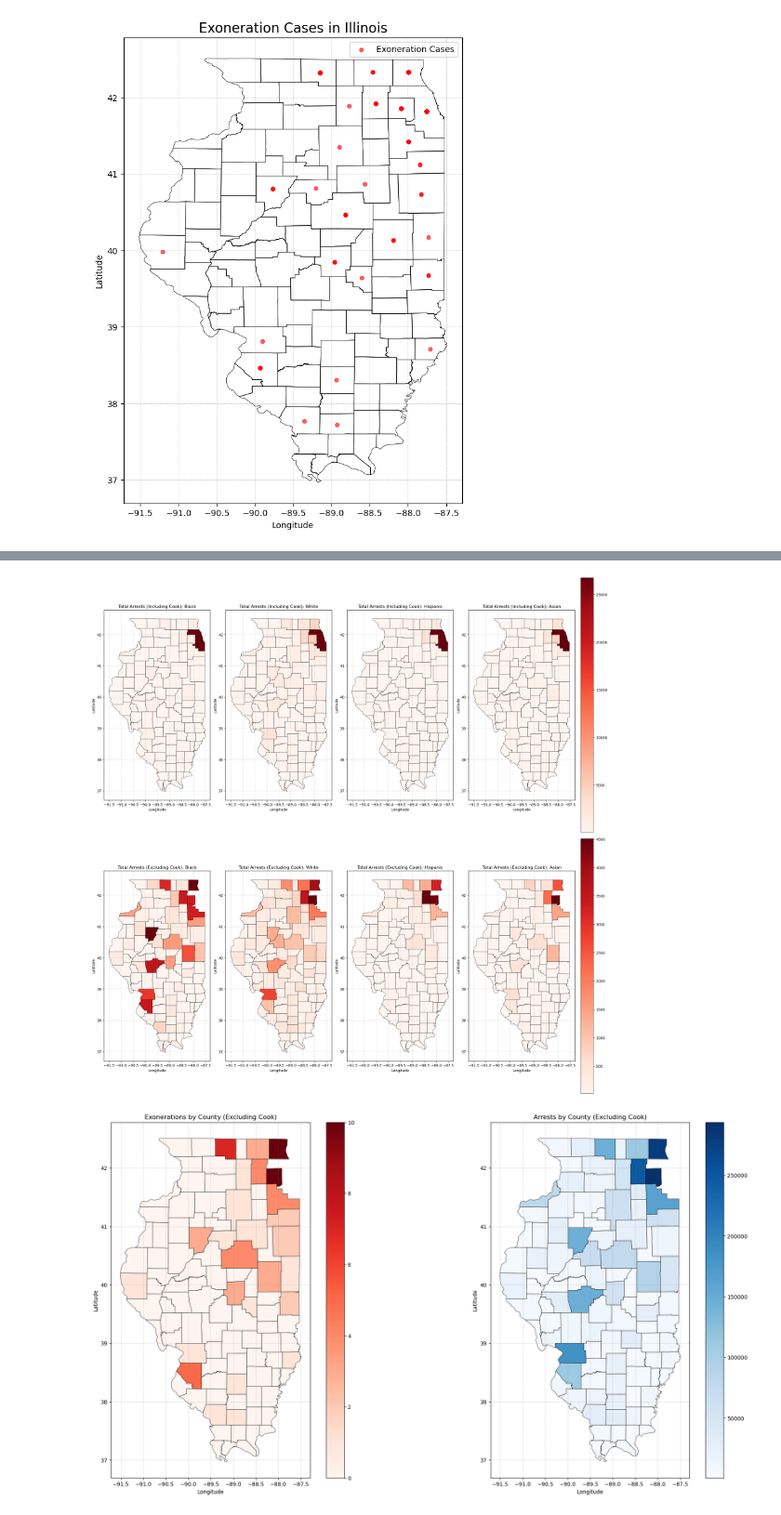
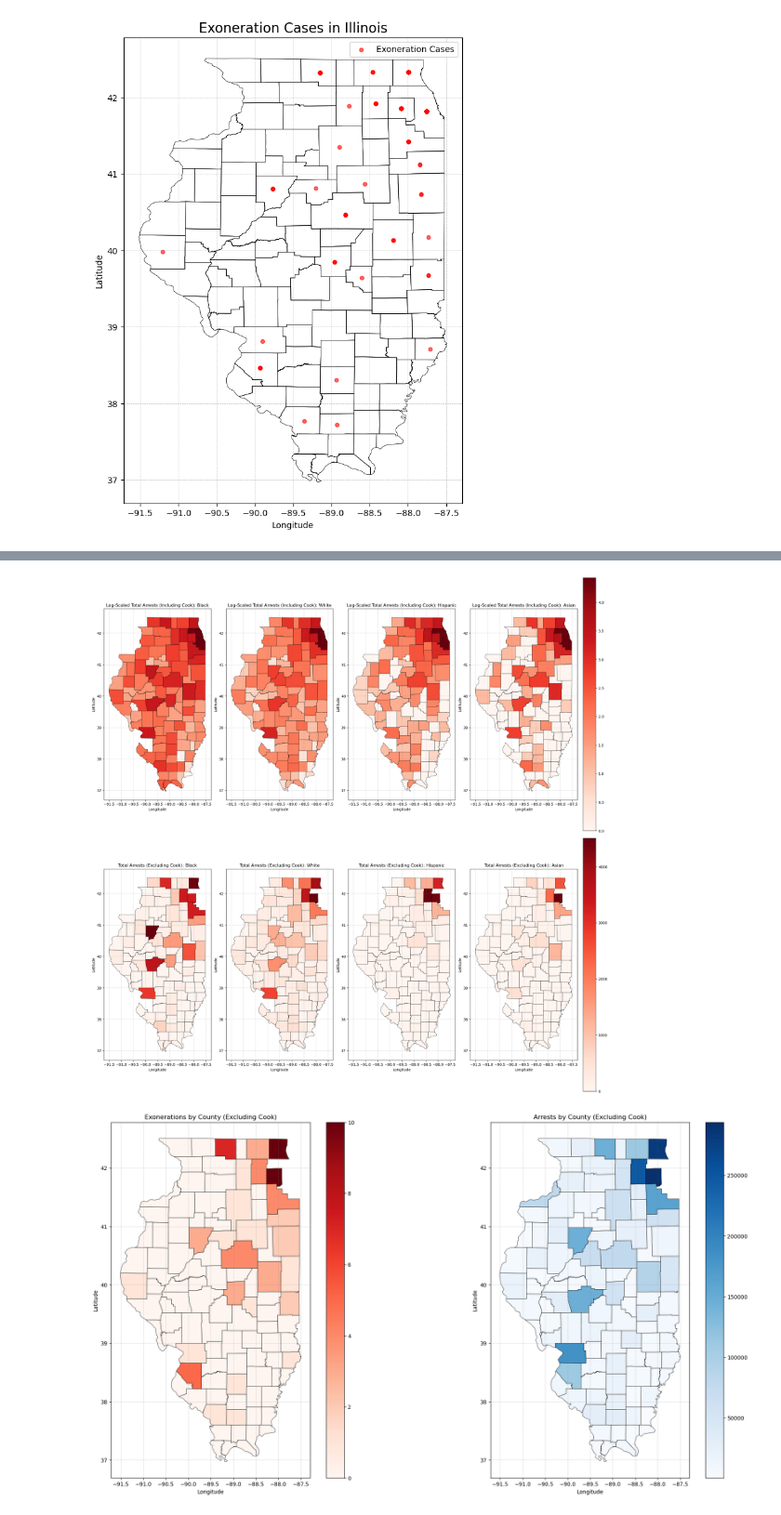
Before and after one commit to courtneyrgreen/dsan5000_final_project, a Jupyter notebook: technical-details/eda/main.ipynb, the cells around one changed output, grey strips where cells are left out. Shown at 93% size. Saved outputs shown, nothing was run; the diff lists cells and outputs as text; code cells hidden in the pictures.

```diff
--- a/technical-details/eda/main.ipynb
+++ b/technical-details/eda/main.ipynb
@@ -218,16 +216,23 @@ plt.show()
 # %%
+merged_total_arrests = illinois_counties.merge(
+    aggregated_data_melted, on='county', how='left'
+)
+
+merged_total_arrests['total_arrests'] = merged_total_arrests['total_arrests'].fillna(0)
+
+# Log-transform total arrests for maps including Cook County
+merged_total_arrests['log_total_arrests'] = np.log10(merged_total_arrests['total_arrests'] + 1)  # Add 1 to avoid log(0)
+
+# Filter out Cook County
+merged_data_excluding_cook = merged_total_arrests[merged_total_arrests['county'] != 'Cook']
 # Define the races to plot
 races_to_plot = ["Black", "White", "Hispanic", "Asian"]
-
-# Filter out Cook County
-merged_data_excluding_cook = merged_data[merged_data['county'] != 'Cook']
-
 # Create subplots
 fig, axes = plt.subplots(2, len(races_to_plot), figsize=(20, 20), constrained_layout=True)
 
-# Plot each race's data (including Cook County) on the first row
+# Plot each race's data (including Cook County with log scale) on the first row
 for i, race in enumerate(races_to_plot):
-    race_data = merged_data[merged_data['race'] == race]
+    race_data = merged_total_arrests[merged_total_arrests['race'] == race]
 
     # Ensure data is not empty
     if race_data.empty:
@@ -236,45 +241,45 @@ for i, race in enumerate(races_to_plot):
 
     # Plot the gradient map for the current race
     race_data.plot(
-        column='total_arrests',
+        column='log_total_arrests',  # Use log-transformed data
         cmap='Reds',
         linewidth=0.5,
         edgecolor='black',
         ax=axes[0, i],
         legend=(i == len(races_to_plot) - 1)  # Show legend only on the last subplot
     )
-    axes[0, i].set_title(f"Total Arrests (Including Cook): {race}")
+    axes[0, i].set_title(f"Log-Scaled Total Arrests (Including Cook): {race}")
     axes[0, i].set_xlabel("Longitude")
     axes[0, i].set_ylabel("Latitude")
     axes[0, i].grid(color='gray', linestyle='--', linewidth=0.5, alpha=0.5)
 
-# Plot each race's data (excluding Cook County) on the second row
+# Plot each race's data (excluding Cook County with linear scale) on the second row
 for i, race in enumerate(races_to_plot):
     race_data = merged_data_excluding_cook[merged_data_excluding_cook['race'] == race]
 
     # Ensure data is not empty
     if race_data.empty:
         print(f"No data available for the selected race: {race}")
         continue
 
     # Plot the gradient map for the current race
     race_data.plot(
-        column='total_arrests',
+        column='total_arrests',  # Use linear scale for excluding Cook
         cmap='Reds',
         linewidth=0.5,
         edgecolor='black',
         ax=axes[1, i],
         legend=(i == len(races_to_plot) - 1)  # Show legend only on the last subplot
     )
     axes[1, i].set_title(f"Total Arrests (Excluding Cook): {race}")
     axes[1, i].set_xlabel("Longitude")
     axes[1, i].set_ylabel("Latitude")
     axes[1, i].grid(color='gray', linestyle='--', linewidth=0.5, alpha=0.5)
 
 # Show the plot
 plt.show()
 # %% [output]
-[figure, old version]
+[figure, new version]
 # %%
 # Merge shapefile with exoneration and arrest datasets
 merged_exonerations = illinois_counties.merge(exoneration_counts, on='county', how='left')
```
Also changed, not shown: parts of 15 cells of this notebook, 5 other files.
